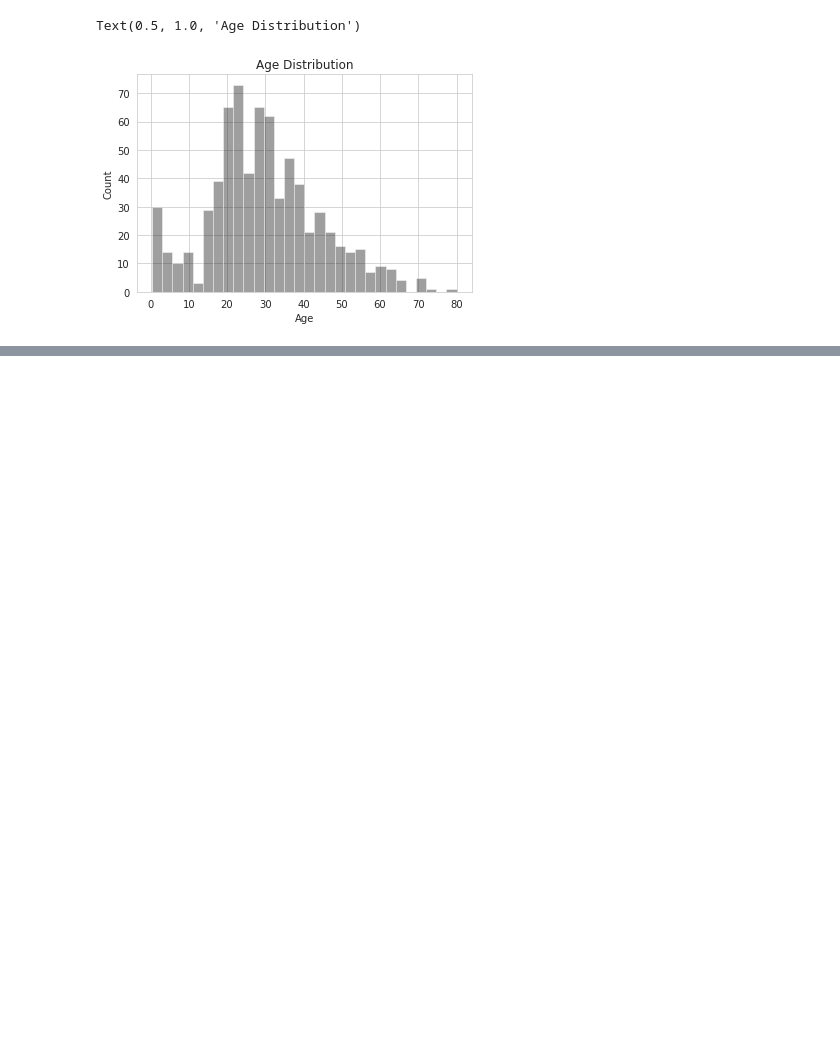
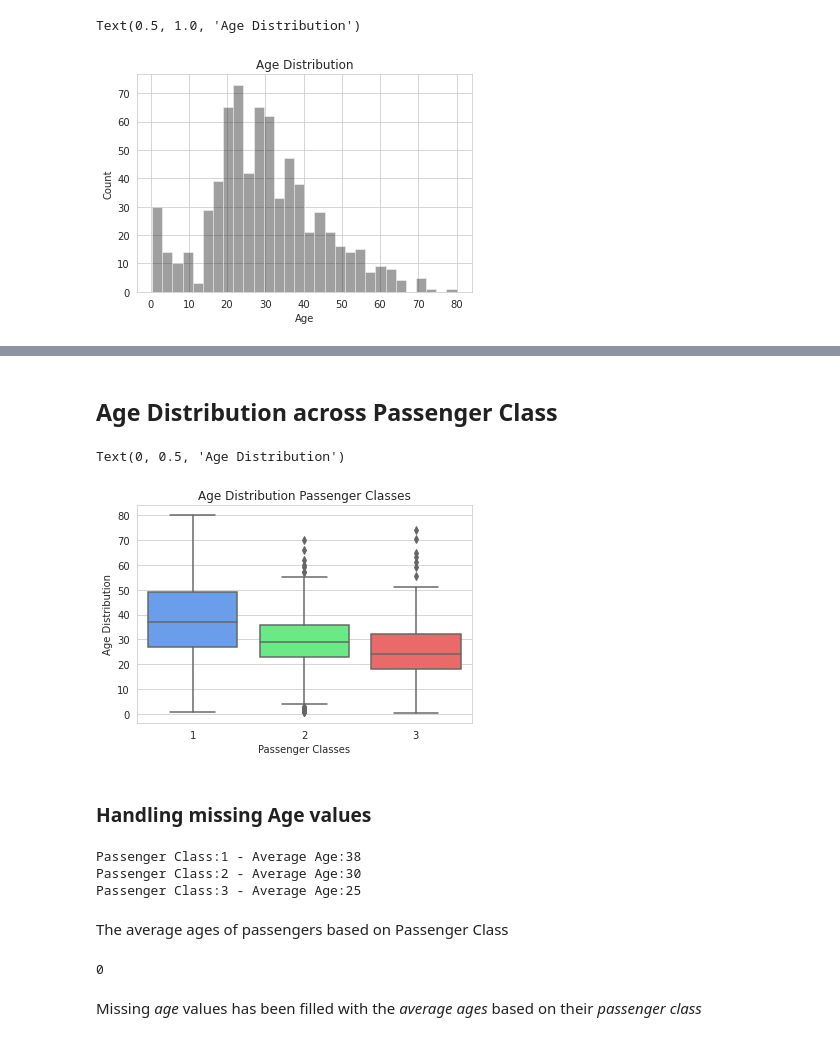
Before and after one commit to N-eeraj/titanic_data-eda, a Jupyter notebook: Titanic Dataset - EDA.ipynb, the cells around one changed output, grey strips where cells are left out. Saved outputs shown, nothing was run; the diff lists cells and outputs as text; code cells hidden in the pictures; blank space fills up the shorter version.

```diff
--- a/Titanic Dataset - EDA.ipynb
+++ b/Titanic Dataset - EDA.ipynb
@@ -148,0 +187,3 @@ Text(0.5, 1.0, 'Age Distribution')
+# %%
+df = df.drop("Cabin", axis = 1)
+df.head()
@@ -148,0 +197,39 @@ Text(0.5, 1.0, 'Age Distribution')
+# %% [markdown]
+## Age Distribution across Passenger Class
+# %%
+age_based_class = sb.boxplot(data = df, x = "Pclass", y = "Age", palette = ["#59F", "#5F7", "#F55"])
+age_based_class.set_title("Age Distribution Passenger Classes")
+age_based_class.set_xlabel("Passenger Classes")
+age_based_class.set_ylabel("Age Distribution")
+# %% [output]
+Text(0, 0.5, 'Age Distribution')
+[figure, added]
+# %% [markdown]
+### Handling missing Age values
+# %%
+avg_age_by_class = dict()
+for i in range(1, 4):
+    avg_age_by_class[i] = round(df.Age[df.Pclass == i].mean())
+
+for i in avg_age_by_class.keys():
+    print(f"Passenger Class:{i} - Average Age:{avg_age_by_class[i]}")
+# %% [output]
+Passenger Class:1 - Average Age:38
+Passenger Class:2 - Average Age:30
+Passenger Class:3 - Average Age:25
+# %% [markdown]
+The average ages of passengers based on Passenger Class
+# %%
+def impute_age(col):
+    age = col[0]
+    p_class = col[1]
+    if pd.isnull(age):
+        return avg_age_by_class[p_class]
+    return age
+
+df["Age"] = df[["Age", "Pclass"]].apply(impute_age, axis=1)
+df.Age.isnull().sum()
+# %% [output]
+0
+# %% [markdown]
+Missing *age* values has been filled with the *average ages* based on their *passenger class*
```
Also changed, not shown: parts of 14 cells of this notebook.
